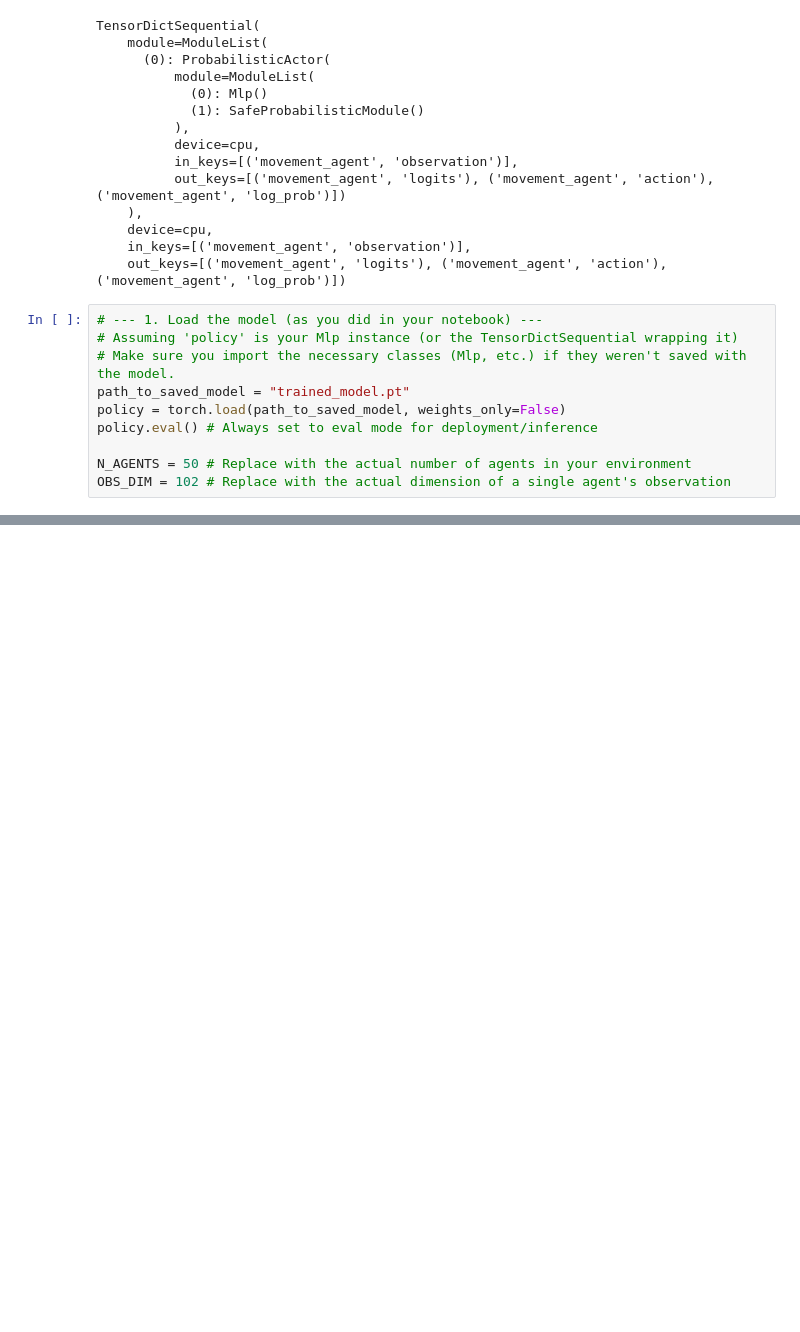
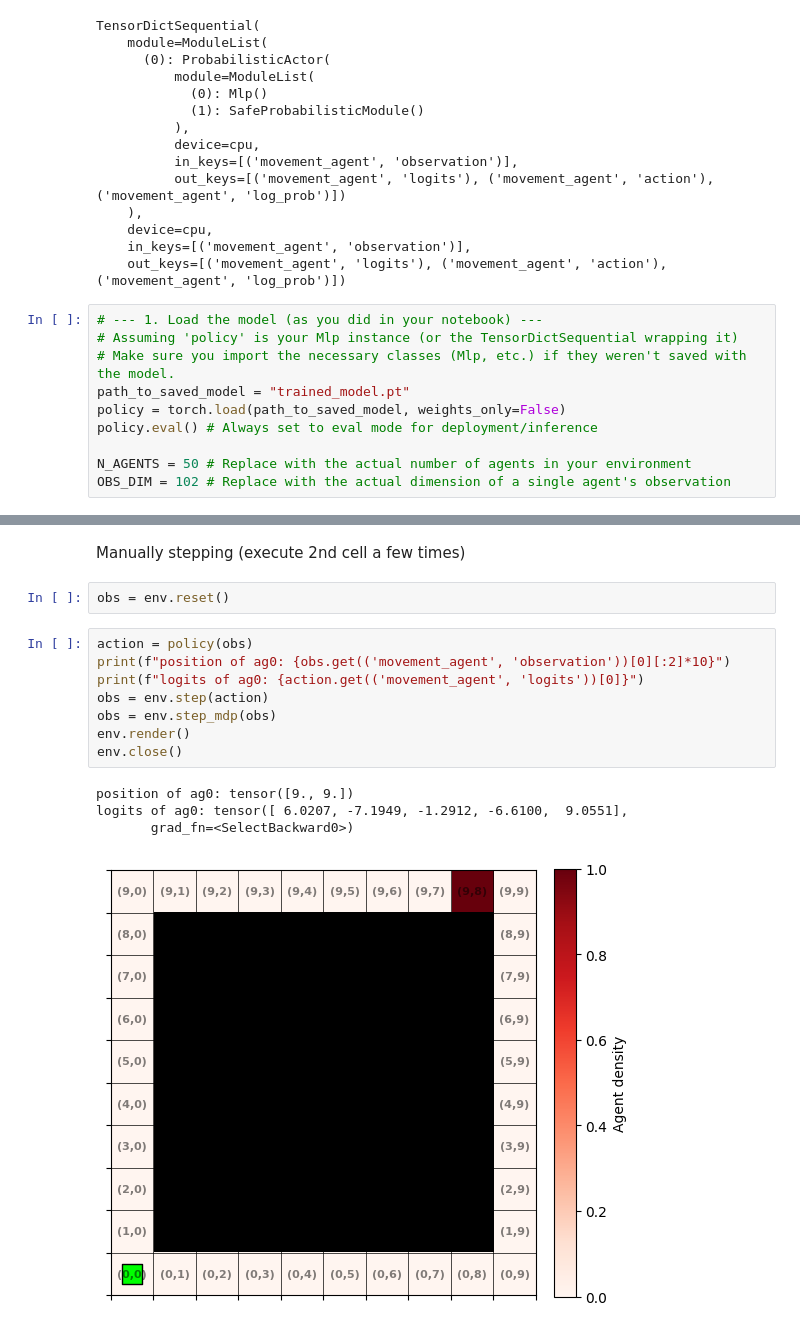
Before and after one commit to kbundaleski9000/thesis, a Jupyter notebook: code/Testingenvironment.ipynb, the cells around one changed output, grey strips where cells are left out. Cells and saved outputs as stored; diff of their text form; blank space fills up the shorter version.

```diff
--- a/code/Testingenvironment.ipynb
+++ b/code/Testingenvironment.ipynb
@@ -597,0 +589,17 @@ New Observation Tensor Shape: torch.Size([50, 102])
+# %% [markdown]
+Manually stepping (execute 2nd cell a few times)
+# %%
+obs = env.reset()
+# %%
+action = policy(obs)
+print(f"position of ag0: {obs.get(('movement_agent', 'observation'))[0][:2]*10}")
+print(f"logits of ag0: {action.get(('movement_agent', 'logits'))[0]}")
+obs = env.step(action)
+obs = env.step_mdp(obs)
+env.render()
+env.close()
+# %% [output]
+position of ag0: tensor([9., 9.])
+logits of ag0: tensor([ 6.0207, -7.1949, -1.2912, -6.6100,  9.0551],
+       grad_fn=<SelectBackward0>)
+[figure, added]
```
Also changed, not shown: parts of 20 cells of this notebook.
